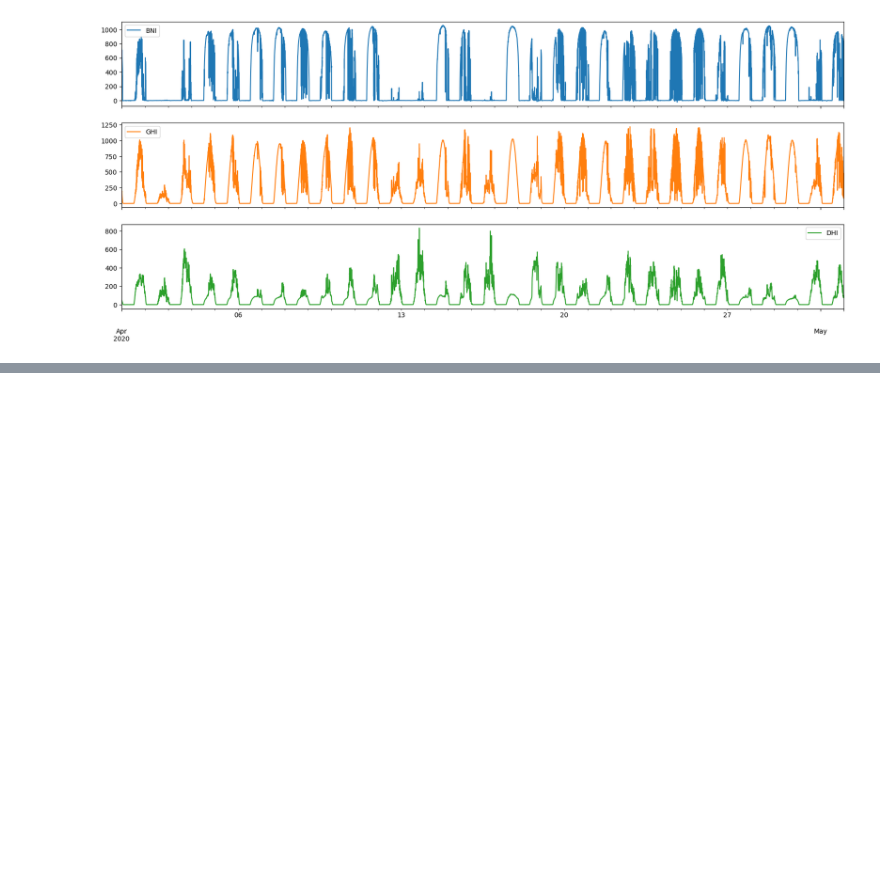
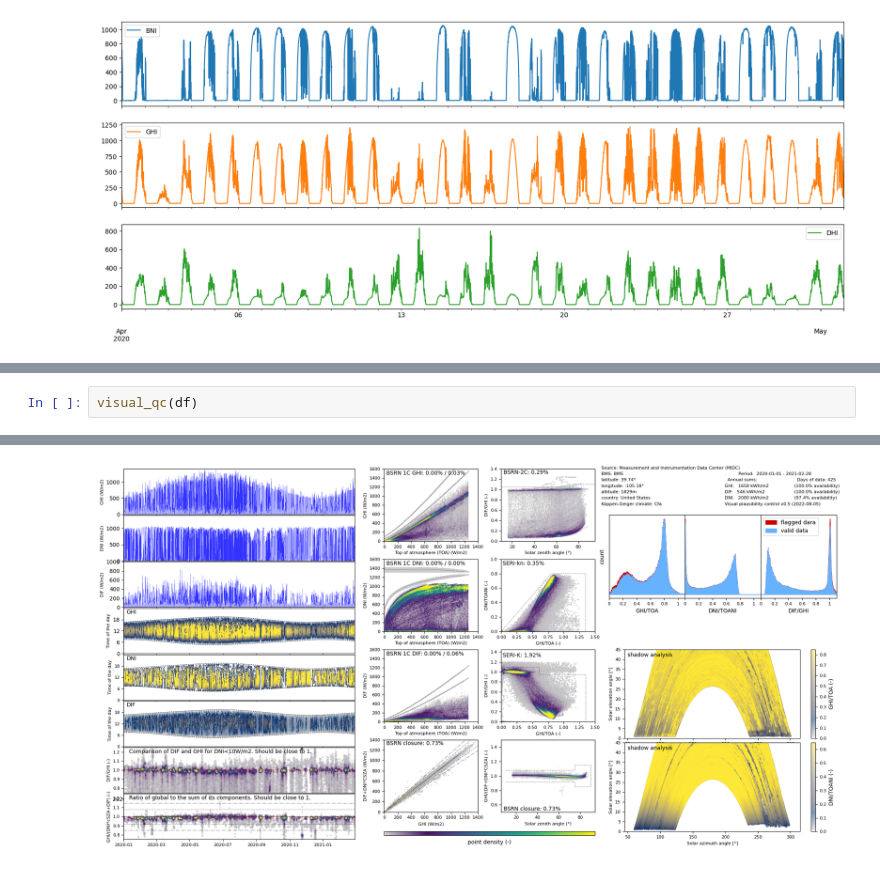
Before and after one commit to jcumbicosr/libinsitu, a Jupyter notebook: example-notebook.ipynb, the cells around one changed output, grey strips where cells are left out. Saved outputs shown, nothing was run; the diff lists cells and outputs as text; blank space fills up the shorter version.

Commit message:
Make visual_qc a Python API, document it and add it to example notebook.

```diff
--- a/example-notebook.ipynb
+++ b/example-notebook.ipynb
@@ -94,0 +101,3 @@ array([<AxesSubplot:>, <AxesSubplot:>, <AxesSubplot:>], dtype=object)
+# %%
+visual_qc(df)
+# %% [output]
@@ -94,0 +120 @@ array([<AxesSubplot:>, <AxesSubplot:>, <AxesSubplot:>], dtype=object)
+[figure, added]
```
Also changed, not shown: parts of 3 cells of this notebook, 4 other files.
